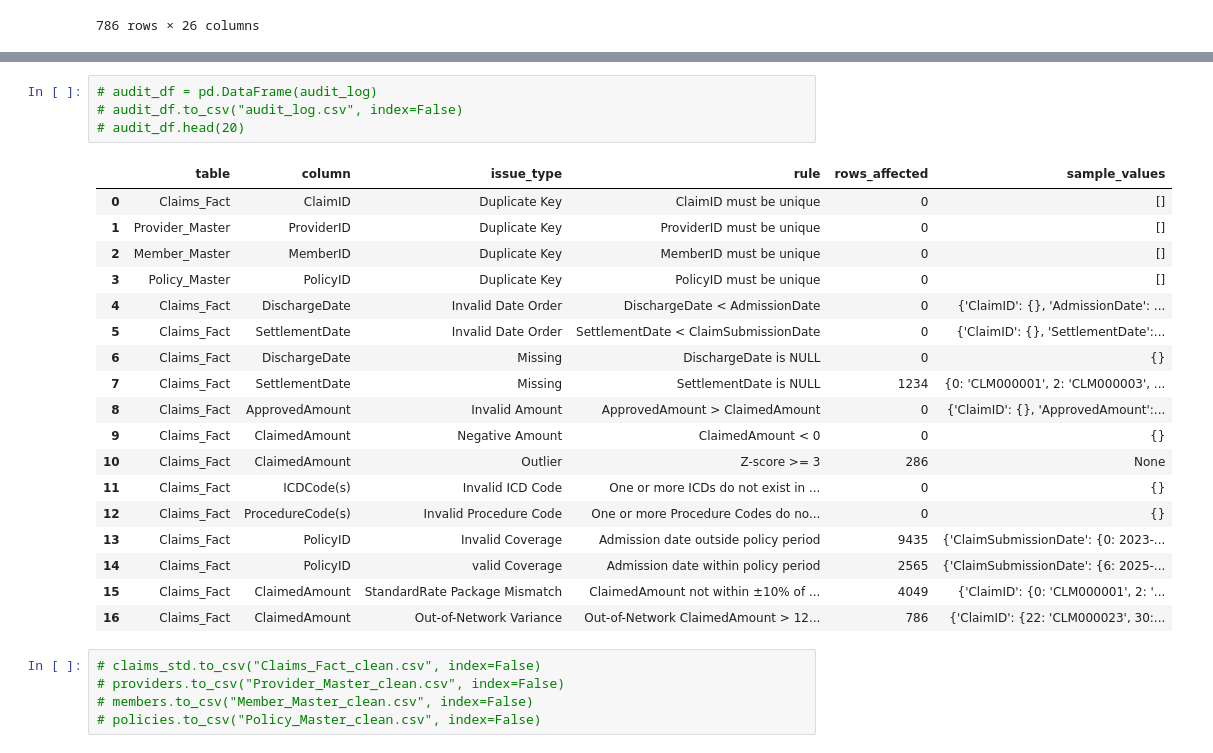
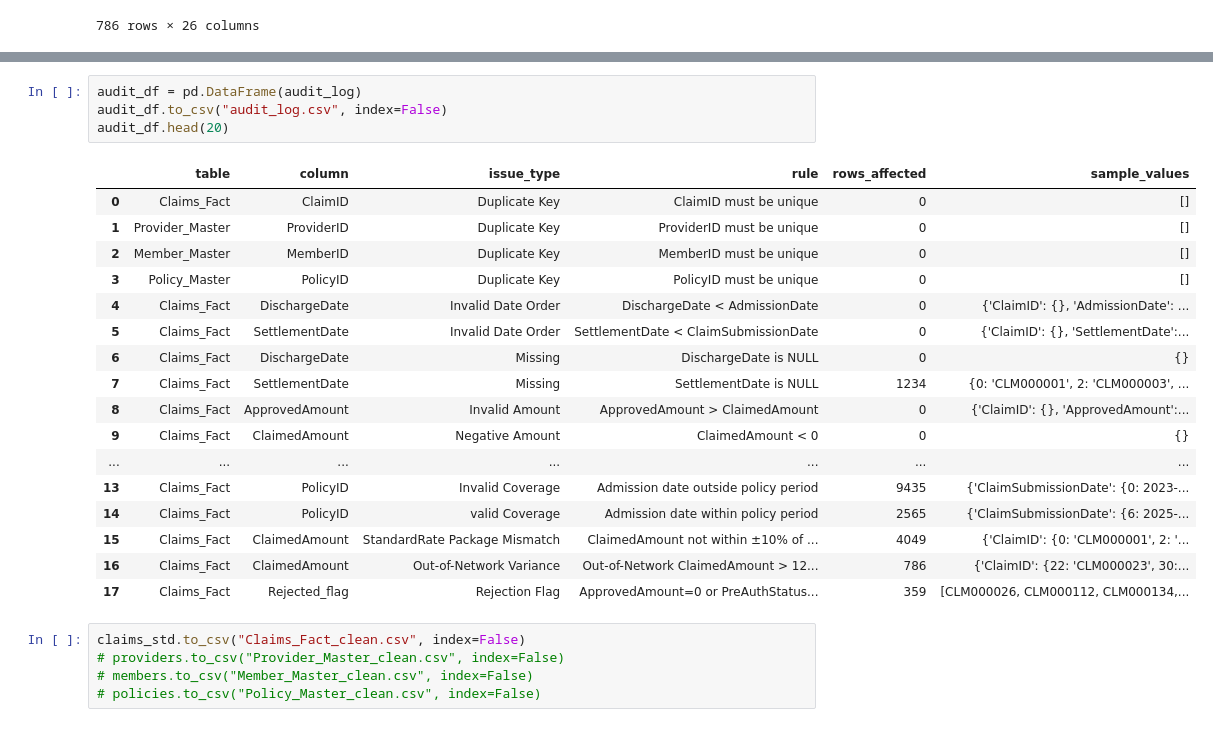
Before and after one commit to Abdulsubahan2003/Capstone, a Jupyter notebook: Capstone/01Capstone.ipynb, the cells around one changed output, grey strips where cells are left out. Drawn from its saved outputs; the diff is of its cells as text.

```diff
--- a/Capstone/01Capstone.ipynb
+++ b/Capstone/01Capstone.ipynb
@@ -485,28 +517,27 @@ out_net_variance_claims
 # %%
-# audit_df = pd.DataFrame(audit_log)
-# audit_df.to_csv("audit_log.csv", index=False)
-# audit_df.head(20)
+audit_df = pd.DataFrame(audit_log)
+audit_df.to_csv("audit_log.csv", index=False)
+audit_df.head(20)
 # %% [output]
 |  | table | column | issue_type | rule | rows_affected | sample_values |
 | 0 | Claims_Fact | ClaimID | Duplicate Key | ClaimID must be unique | 0 | [] |
 | 1 | Provider_Master | ProviderID | Duplicate Key | ProviderID must be unique | 0 | [] |
 | 2 | Member_Master | MemberID | Duplicate Key | MemberID must be unique | 0 | [] |
 | 3 | Policy_Master | PolicyID | Duplicate Key | PolicyID must be unique | 0 | [] |
 | 4 | Claims_Fact | DischargeDate | Invalid Date Order | DischargeDate < AdmissionDate | 0 | {'ClaimID': {}, 'AdmissionDate': ... |
 | 5 | Claims_Fact | SettlementDate | Invalid Date Order | SettlementDate < ClaimSubmissionDate | 0 | {'ClaimID': {}, 'SettlementDate':... |
 | 6 | Claims_Fact | DischargeDate | Missing | DischargeDate is NULL | 0 | {} |
 | 7 | Claims_Fact | SettlementDate | Missing | SettlementDate is NULL | 1234 | {0: 'CLM000001', 2: 'CLM000003', ... |
 | 8 | Claims_Fact | ApprovedAmount | Invalid Amount | ApprovedAmount > ClaimedAmount | 0 | {'ClaimID': {}, 'ApprovedAmount':... |
 | 9 | Claims_Fact | ClaimedAmount | Negative Amount | ClaimedAmount < 0 | 0 | {} |
-| 10 | Claims_Fact | ClaimedAmount | Outlier | Z-score >= 3 | 286 | None |
-| 11 | Claims_Fact | ICDCode(s) | Invalid ICD Code | One or more ICDs do not exist in ... | 0 | {} |
-| 12 | Claims_Fact | ProcedureCode(s) | Invalid Procedure Code | One or more Procedure Codes do no... | 0 | {} |
+| ... | ... | ... | ... | ... | ... | ... |
 | 13 | Claims_Fact | PolicyID | Invalid Coverage | Admission date outside policy period | 9435 | {'ClaimSubmissionDate': {0: 2023-... |
 | 14 | Claims_Fact | PolicyID | valid Coverage | Admission date within policy period | 2565 | {'ClaimSubmissionDate': {6: 2025-... |
 | 15 | Claims_Fact | ClaimedAmount | StandardRate Package Mismatch | ClaimedAmount not within ±10% of ... | 4049 | {'ClaimID': {0: 'CLM000001', 2: '... |
 | 16 | Claims_Fact | ClaimedAmount | Out-of-Network Variance | Out-of-Network ClaimedAmount > 12... | 786 | {'ClaimID': {22: 'CLM000023', 30:... |
+| 17 | Claims_Fact | Rejected_flag | Rejection Flag | ApprovedAmount=0 or PreAuthStatus... | 359 | [CLM000026, CLM000112, CLM000134,... |
 # %%
-# claims_std.to_csv("Claims_Fact_clean.csv", index=False)
+claims_std.to_csv("Claims_Fact_clean.csv", index=False)
 # providers.to_csv("Provider_Master_clean.csv", index=False)
 # members.to_csv("Member_Master_clean.csv", index=False)
 # policies.to_csv("Policy_Master_clean.csv", index=False)
```
Also changed, not shown: parts of 1 cell of this notebook.
